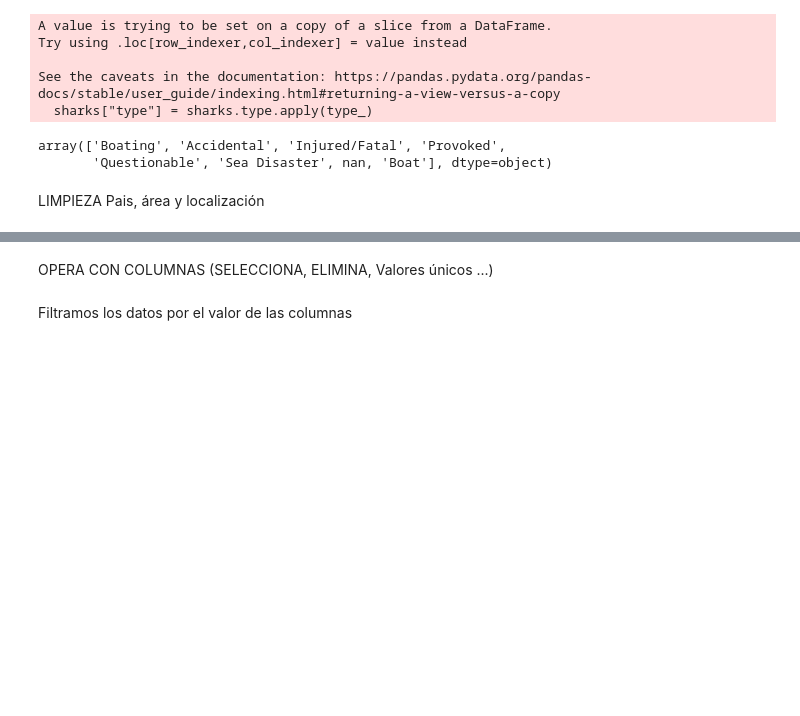
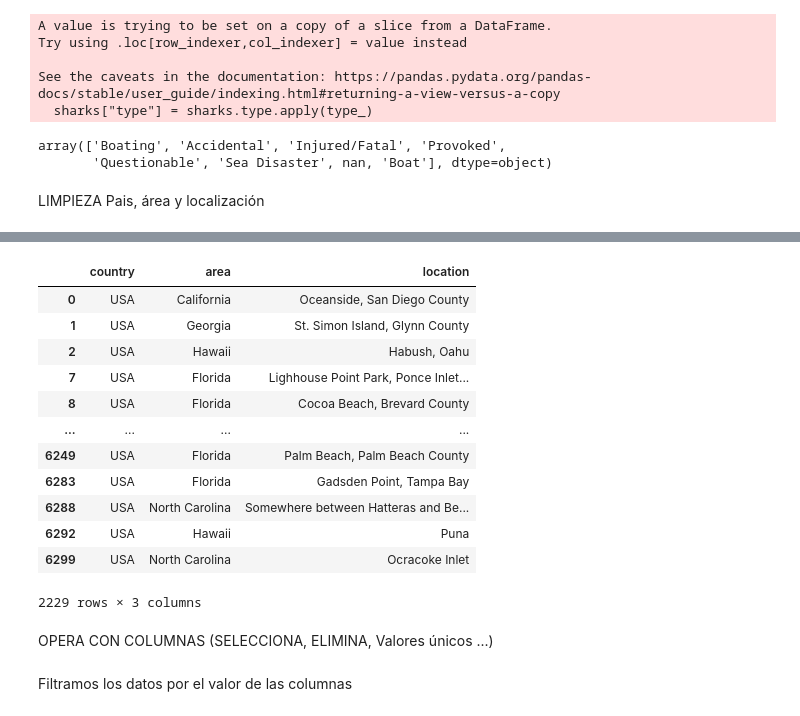
Before and after one commit to jesuschao/data-cleaning-pandas, a Jupyter notebook: your-code/clean.ipynb, the cells around one changed output, grey strips where cells are left out. Drawn from its saved outputs; the diff is of its cells as text; code cells hidden in the pictures; blank space fills up the shorter version.

```diff
--- a/your-code/clean.ipynb
+++ b/your-code/clean.ipynb
@@ -448,0 +490,8 @@ LIMPIEZA Pais, área y localización
+# %%
+def question_(x):
+    if "?" in str(x):
+        return x.replace("?", "")
+    else:
+        return x
+# %%
+sharks["country"] = sharks.country.apply(question_)
@@ -449,3 +524,23 @@ LIMPIEZA Pais, área y localización
+# %%
+location = sharks[["country", "area", "location"]]
+# %%
+multi_USA = location[(sharks.country == "USA")]
+# %%
+multi_USA
+# %% [output]
+|  | country | area | location |
+| 0 | USA | California | Oceanside, San Diego County |
+| 1 | USA | Georgia | St. Simon Island, Glynn County |
+| 2 | USA | Hawaii | Habush, Oahu |
+| 7 | USA | Florida | Lighhouse Point Park, Ponce Inlet... |
+| 8 | USA | Florida | Cocoa Beach, Brevard County |
+| ... | ... | ... | ... |
+| 6249 | USA | Florida | Palm Beach, Palm Beach County |
+| 6283 | USA | Florida | Gadsden Point, Tampa Bay |
+| 6288 | USA | North Carolina | Somewhere between Hatteras and Be... |
+| 6292 | USA | Hawaii | Puna |
+| 6299 | USA | North Carolina | Ocracoke Inlet |
+2229 rows × 3 columns
 # %% [markdown]
 OPERA CON COLUMNAS (SELECCIONA, ELIMINA, Valores únicos ...)
 # %% [markdown]
```
Also changed, not shown: parts of 12 cells of this notebook.
